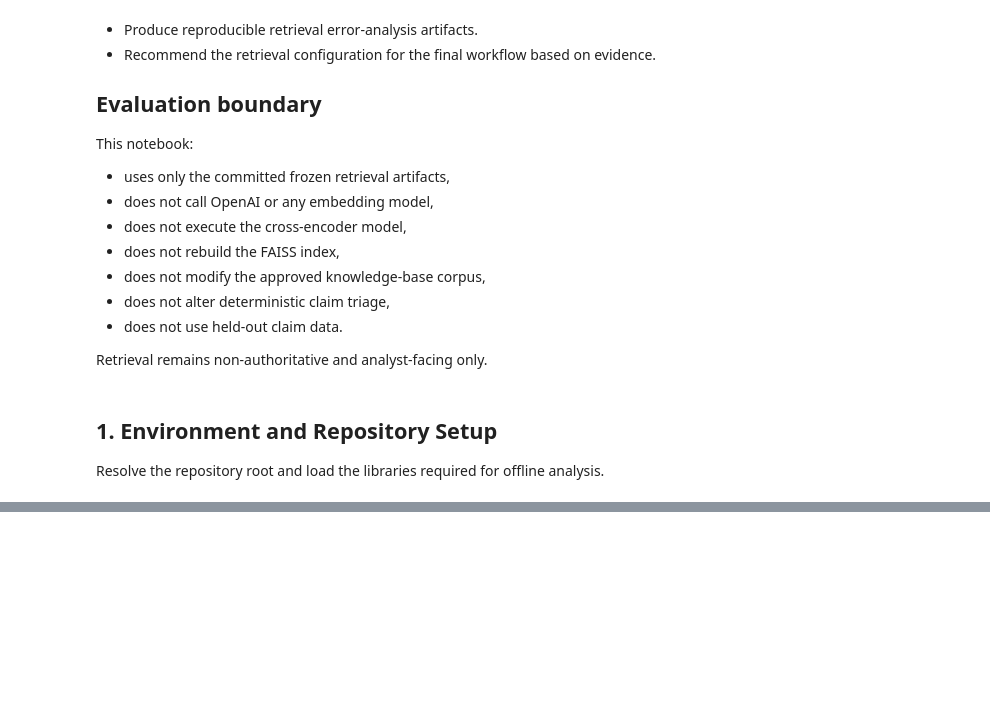
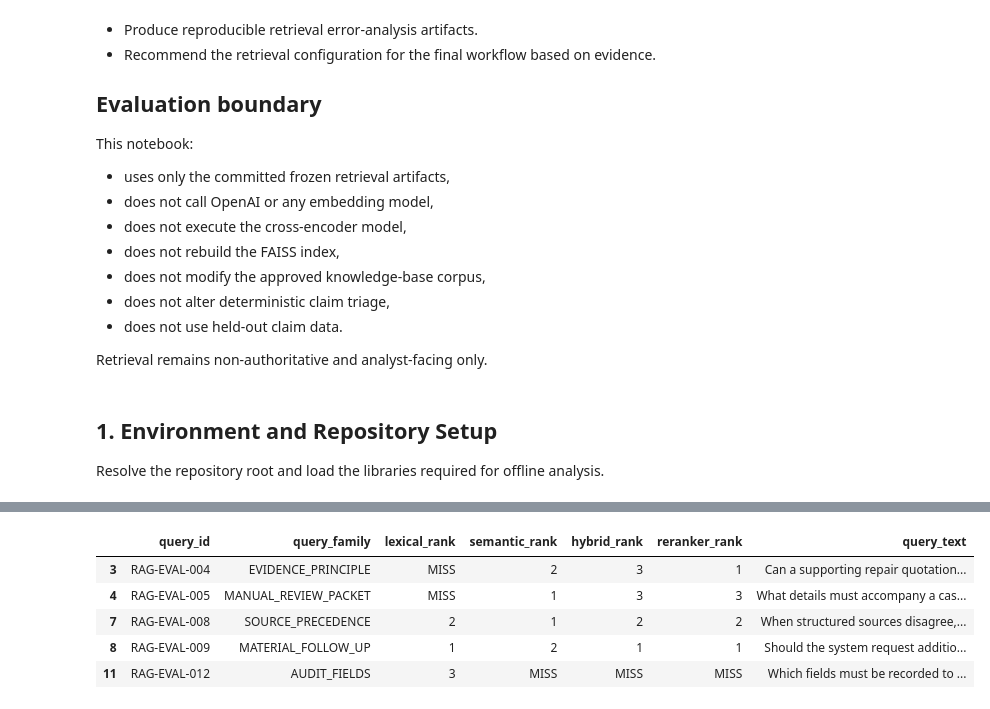
Before and after one commit to sadiqs3/DP_claims_triage, a Jupyter notebook: notebooks/08_retrieval_error_analysis.ipynb, the cells around one changed output, grey strips where cells are left out. Drawn from its saved outputs; the diff is of its cells as text; code cells hidden in the pictures; blank space fills up the shorter version.

```diff
--- a/notebooks/08_retrieval_error_analysis.ipynb
+++ b/notebooks/08_retrieval_error_analysis.ipynb
@@ -32,0 +615,85 @@ Resolve the repository root and load the libraries required for offline analysis
+# %%
+# Compare the relevant-chunk rank across all four retrieval methods.
+rank_matrix = (
+    per_query_results.pivot(
+        index="query_id",
+        columns="method_name",
+        values="first_relevant_rank",
+    )
+    .reset_index()
+    .rename(
+        columns={
+            "Lexical TF-IDF": "lexical_rank",
+            "Semantic Embedding": "semantic_rank",
+            "Hybrid RRF": "hybrid_rank",
+            "Semantic + Cross-Encoder Reranker": "reranker_rank",
+        }
+    )
+)
+
+diagnostic_matrix = (
+    evaluation_queries[
+        [
+            "query_id",
+            "query_family",
+            "query_text",
+        ]
+    ]
+    .merge(
+        rank_matrix,
+        on="query_id",
+        how="inner",
+        validate="one_to_one",
+    )
+)
+
+diagnostic_matrix = diagnostic_matrix.loc[
+    ~(
+        diagnostic_matrix["semantic_rank"].eq(1)
+        & diagnostic_matrix["reranker_rank"].eq(1)
+    )
+].copy()
+
+
+def display_rank(rank: object) -> object:
+    """Display top-3 misses clearly without changing stored results."""
+    if pd.isna(rank):
+        return "MISS"
+
+    return int(rank)
+
+
+rank_columns = [
+    "lexical_rank",
+    "semantic_rank",
+    "hybrid_rank",
+    "reranker_rank",
+]
+
+diagnostic_display = diagnostic_matrix.copy()
+
+for column in rank_columns:
+    diagnostic_display[column] = diagnostic_display[column].apply(
+        display_rank
+    )
+
+display(
+    diagnostic_display[
+        [
+            "query_id",
+            "query_family",
+            "lexical_rank",
+            "semantic_rank",
+            "hybrid_rank",
+            "reranker_rank",
+            "query_text",
+        ]
+    ]
+)
+# %% [output]
+|  | query_id | query_family | lexical_rank | semantic_rank | hybrid_rank | reranker_rank | query_text |
+| 3 | RAG-EVAL-004 | EVIDENCE_PRINCIPLE | MISS | 2 | 3 | 1 | Can a supporting repair quotation... |
+| 4 | RAG-EVAL-005 | MANUAL_REVIEW_PACKET | MISS | 1 | 3 | 3 | What details must accompany a cas... |
+| 7 | RAG-EVAL-008 | SOURCE_PRECEDENCE | 2 | 1 | 2 | 2 | When structured sources disagree,... |
+| 8 | RAG-EVAL-009 | MATERIAL_FOLLOW_UP | 1 | 2 | 1 | 1 | Should the system request additio... |
+| 11 | RAG-EVAL-012 | AUDIT_FIELDS | 3 | MISS | MISS | MISS | Which fields must be recorded to ... |
```
Also changed, not shown: parts of 21 cells of this notebook.
